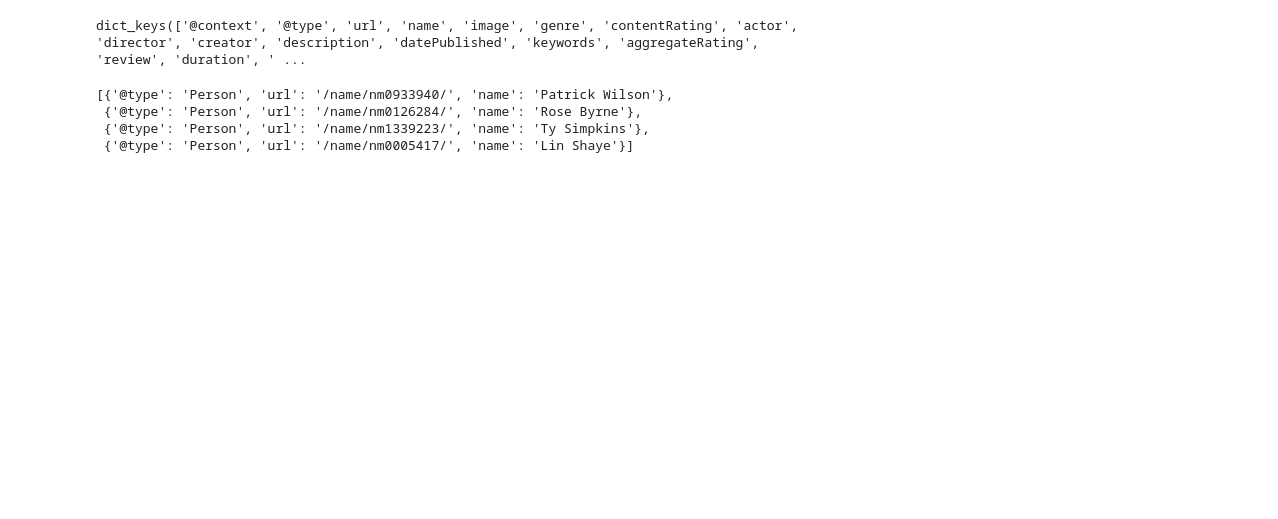
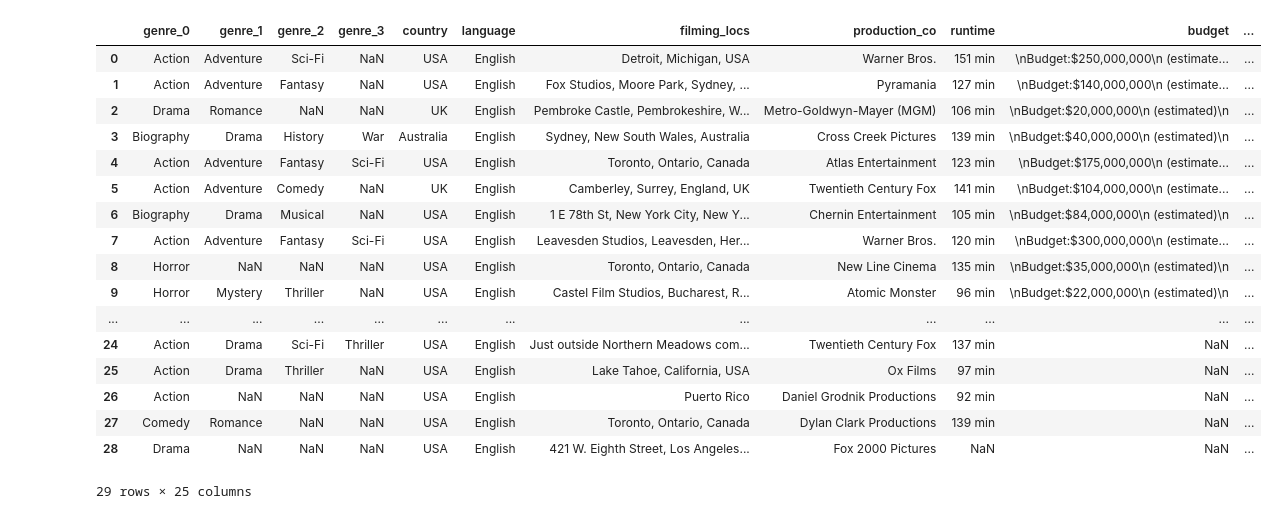
Before and after one commit to nlgriffin/IMDB_Scraper, a Jupyter notebook: bs4_sandbox.ipynb, the cells around one changed output. Saved outputs shown, nothing was run; the diff lists cells and outputs as text; code cells hidden in the pictures; blank space fills up the shorter version.

```diff
--- a/bs4_sandbox.ipynb
+++ b/bs4_sandbox.ipynb
@@ -40,11 +8,23 @@ d = jason[35:]
-# %%
-d.keys()
-# %% [output]
-dict_keys(['@context', '@type', 'url', 'name', 'image', 'genre', 'contentRating', 'actor', 'director', 'creator', 'description', 'datePublished', 'keywords', 'aggregateRating', 'review', 'duration', ' ...
-# %%
-d['actor']
-# %% [output]
-[{'@type': 'Person', 'url': '/name/nm0933940/', 'name': 'Patrick Wilson'},
- {'@type': 'Person', 'url': '/name/nm0126284/', 'name': 'Rose Byrne'},
- {'@type': 'Person', 'url': '/name/nm1339223/', 'name': 'Ty Simpkins'},
- {'@type': 'Person', 'url': '/name/nm0005417/', 'name': 'Lin Shaye'}]
+# %%
+movies = pd.read_csv('movies_scraping.csv')
+# %%
+movies
+# %% [output]
+|  | genre_0 | genre_1 | genre_2 | genre_3 | country | language | filming_locs | production_co | runtime | budget | ... |
+| 0 | Action | Adventure | Sci-Fi | NaN | USA | English | Detroit, Michigan, USA | Warner Bros. | 151 min | \nBudget:$250,000,000\n (estimate... | ... |
+| 1 | Action | Adventure | Fantasy | NaN | USA | English | Fox Studios, Moore Park, Sydney, ... | Pyramania | 127 min | \nBudget:$140,000,000\n (estimate... | ... |
+| 2 | Drama | Romance | NaN | NaN | UK | English | Pembroke Castle, Pembrokeshire, W... | Metro-Goldwyn-Mayer (MGM) | 106 min | \nBudget:$20,000,000\n (estimated)\n | ... |
+| 3 | Biography | Drama | History | War | Australia | English | Sydney, New South Wales, Australia | Cross Creek Pictures | 139 min | \nBudget:$40,000,000\n (estimated)\n | ... |
+| 4 | Action | Adventure | Fantasy | Sci-Fi | USA | English | Toronto, Ontario, Canada | Atlas Entertainment | 123 min | \nBudget:$175,000,000\n (estimate... | ... |
+| 5 | Action | Adventure | Comedy | NaN | UK | English | Camberley, Surrey, England, UK | Twentieth Century Fox | 141 min | \nBudget:$104,000,000\n (estimate... | ... |
+| 6 | Biography | Drama | Musical | NaN | USA | English | 1 E 78th St, New York City, New Y... | Chernin Entertainment | 105 min | \nBudget:$84,000,000\n (estimated)\n | ... |
+| 7 | Action | Adventure | Fantasy | Sci-Fi | USA | English | Leavesden Studios, Leavesden, Her... | Warner Bros. | 120 min | \nBudget:$300,000,000\n (estimate... | ... |
+| 8 | Horror | NaN | NaN | NaN | USA | English | Toronto, Ontario, Canada | New Line Cinema | 135 min | \nBudget:$35,000,000\n (estimated)\n | ... |
+| 9 | Horror | Mystery | Thriller | NaN | USA | English | Castel Film Studios, Bucharest, R... | Atomic Monster | 96 min | \nBudget:$22,000,000\n (estimated)\n | ... |
+| ... | ... | ... | ... | ... | ... | ... | ... | ... | ... | ... | ... |
+| 24 | Action | Drama | Sci-Fi | Thriller | USA | English | Just outside Northern Meadows com... | Twentieth Century Fox | 137 min | NaN | ... |
+| 25 | Action | Drama | Thriller | NaN | USA | English | Lake Tahoe, California, USA | Ox Films | 97 min | NaN | ... |
+| 26 | Action | NaN | NaN | NaN | USA | English | Puerto Rico | Daniel Grodnik Productions | 92 min | NaN | ... |
+| 27 | Comedy | Romance | NaN | NaN | USA | English | Toronto, Ontario, Canada | Dylan Clark Productions | 139 min | NaN | ... |
+| 28 | Drama | NaN | NaN | NaN | USA | English | 421 W. Eighth Street, Los Angeles... | Fox 2000 Pictures | NaN | NaN | ... |
+29 rows × 25 columns
```
Also changed, not shown: parts of 12 cells of this notebook.
